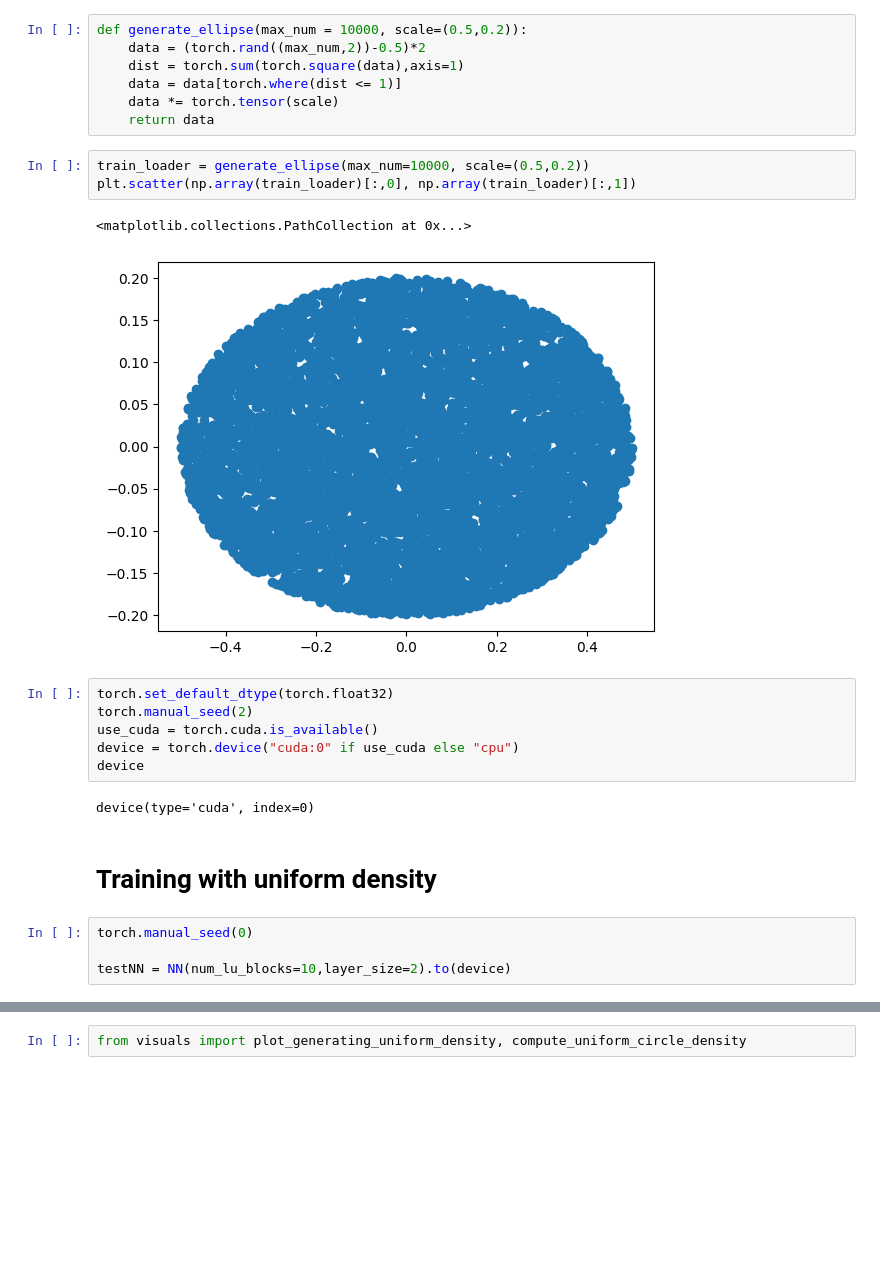
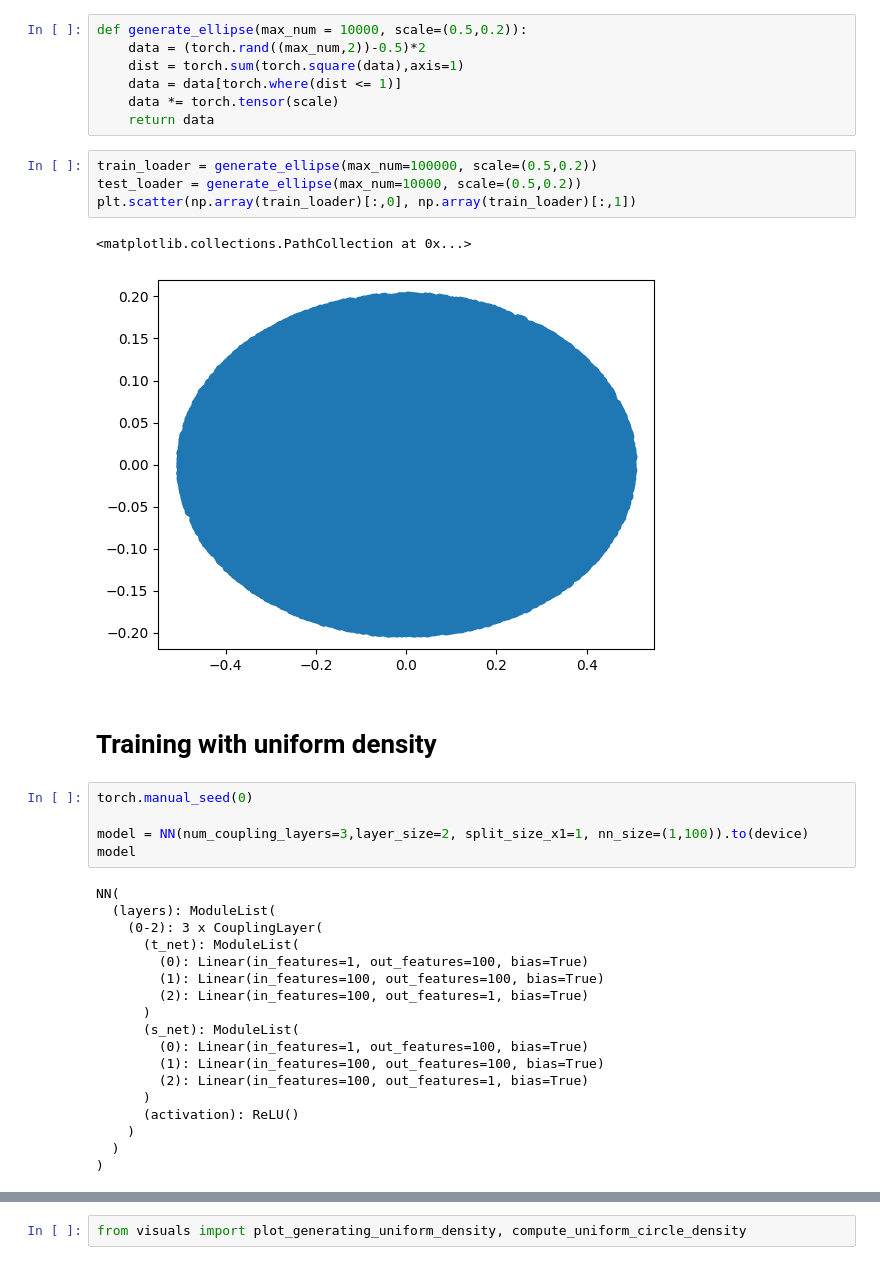
Before and after one commit to TTTruong357/master-thesis, a Jupyter notebook: acl/main.ipynb, the cells around one changed output, grey strips where cells are left out. Drawn from its saved outputs; the diff is of its cells as text; blank space fills up the shorter version.

```diff
--- a/acl/main.ipynb
+++ b/acl/main.ipynb
@@ -13,23 +46,35 @@ def generate_ellipse(max_num = 10000, scale=(0.5,0.2)):
     data *= torch.tensor(scale)
     return data
 # %%
-train_loader = generate_ellipse(max_num=10000, scale=(0.5,0.2))
+train_loader = generate_ellipse(max_num=100000, scale=(0.5,0.2))
+test_loader = generate_ellipse(max_num=10000, scale=(0.5,0.2))
 plt.scatter(np.array(train_loader)[:,0], np.array(train_loader)[:,1])
 # %% [output]
 <matplotlib.collections.PathCollection at 0x...>
-[figure, old version]
+[figure, new version]
-# %%
-torch.set_default_dtype(torch.float32)
-torch.manual_seed(2)
-use_cuda = torch.cuda.is_available()
-device = torch.device("cuda:0" if use_cuda else "cpu")
-device
-# %% [output]
-device(type='cuda', index=0)
 # %% [markdown]
 # Training with uniform density
 # %%
 torch.manual_seed(0)
 
-testNN = NN(num_lu_blocks=10,layer_size=2).to(device)
+model = NN(num_coupling_layers=3,layer_size=2, split_size_x1=1, nn_size=(1,100)).to(device)
+model
+# %% [output]
+NN(
+  (layers): ModuleList(
+    (0-2): 3 x CouplingLayer(
+      (t_net): ModuleList(
+        (0): Linear(in_features=1, out_features=100, bias=True)
+        (1): Linear(in_features=100, out_features=100, bias=True)
+        (2): Linear(in_features=100, out_features=1, bias=True)
+      )
+      (s_net): ModuleList(
+        (0): Linear(in_features=1, out_features=100, bias=True)
+        (1): Linear(in_features=100, out_features=100, bias=True)
+        (2): Linear(in_features=100, out_features=1, bias=True)
+      )
+      (activation): ReLU()
+    )
+  )
+)
 # %%
```
Also changed, not shown: parts of 42 cells of this notebook, 7 other files.
